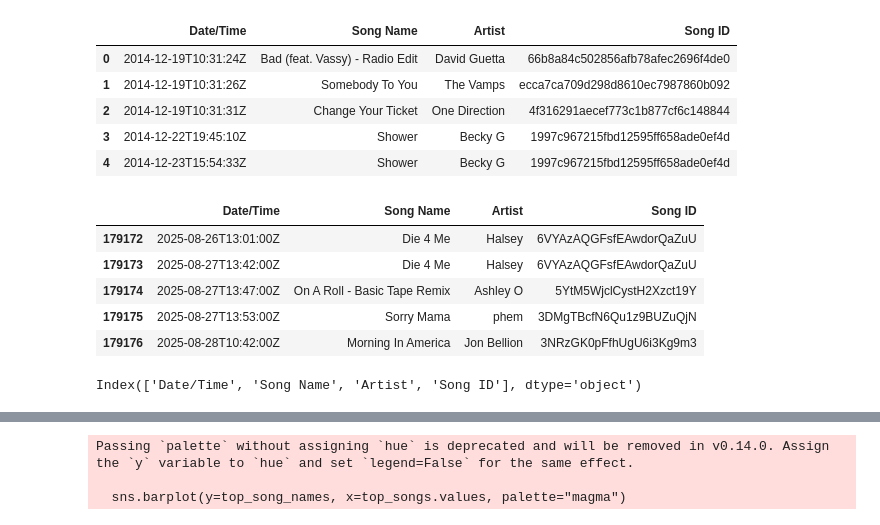
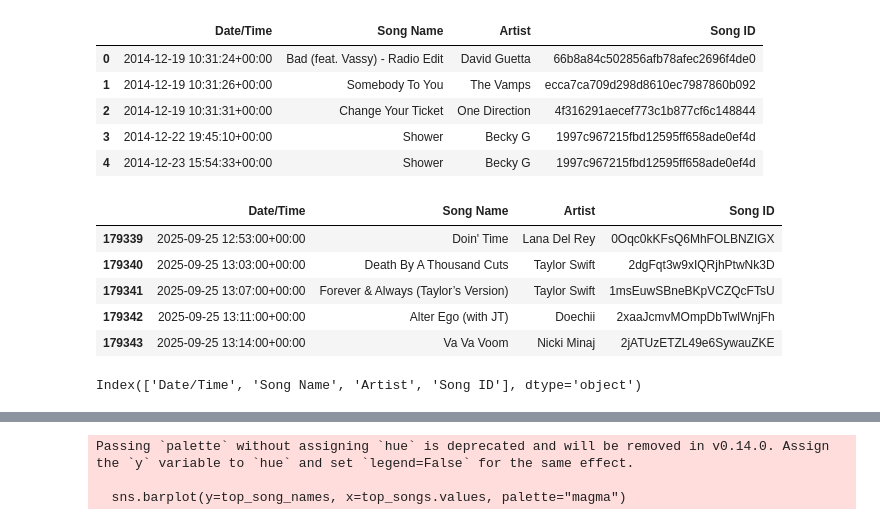
Before and after one commit to alicewarren23/Spotify-Listening-History, a Jupyter notebook: Exploratory-Analysis.ipynb, the cells around one changed output, grey strips where cells are left out. Drawn from its saved outputs; the diff is of its cells as text; code cells hidden in the pictures.

```diff
--- a/Exploratory-Analysis.ipynb
+++ b/Exploratory-Analysis.ipynb
@@ -1,22 +21,22 @@
 # %%
 import pandas as pd
 import matplotlib.pyplot as plt
 import seaborn as sns
-df = pd.read_csv('', parse_dates=['Date/Time'])
+df = pd.read_csv('UTDSpotify_History.csv', parse_dates=['Date/Time'])
 display(df.head())
 display(df.tail())
 print(df.columns)
 # %% [output]
 |  | Date/Time | Song Name | Artist | Song ID |
-| 0 | 2014-12-19T10:31:24Z | Bad (feat. Vassy) - Radio Edit | David Guetta | 66b8a84c502856afb78afec2696f4de0 |
-| 1 | 2014-12-19T10:31:26Z | Somebody To You | The Vamps | ecca7ca709d298d8610ec7987860b092 |
-| 2 | 2014-12-19T10:31:31Z | Change Your Ticket | One Direction | 4f316291aecef773c1b877cf6c148844 |
-| 3 | 2014-12-22T19:45:10Z | Shower | Becky G | 1997c967215fbd12595ff658ade0ef4d |
-| 4 | 2014-12-23T15:54:33Z | Shower | Becky G | 1997c967215fbd12595ff658ade0ef4d |
+| 0 | 2014-12-19 10:31:24+00:00 | Bad (feat. Vassy) - Radio Edit | David Guetta | 66b8a84c502856afb78afec2696f4de0 |
+| 1 | 2014-12-19 10:31:26+00:00 | Somebody To You | The Vamps | ecca7ca709d298d8610ec7987860b092 |
+| 2 | 2014-12-19 10:31:31+00:00 | Change Your Ticket | One Direction | 4f316291aecef773c1b877cf6c148844 |
+| 3 | 2014-12-22 19:45:10+00:00 | Shower | Becky G | 1997c967215fbd12595ff658ade0ef4d |
+| 4 | 2014-12-23 15:54:33+00:00 | Shower | Becky G | 1997c967215fbd12595ff658ade0ef4d |
 |  | Date/Time | Song Name | Artist | Song ID |
-| 179172 | 2025-08-26T13:01:00Z | Die 4 Me | Halsey | 6VYAzAQGFsfEAwdorQaZuU |
-| 179173 | 2025-08-27T13:42:00Z | Die 4 Me | Halsey | 6VYAzAQGFsfEAwdorQaZuU |
-| 179174 | 2025-08-27T13:47:00Z | On A Roll - Basic Tape Remix | Ashley O | 5YtM5WjclCystH2Xzct19Y |
-| 179175 | 2025-08-27T13:53:00Z | Sorry Mama | phem | 3DMgTBcfN6Qu1z9BUZuQjN |
-| 179176 | 2025-08-28T10:42:00Z | Morning In America | Jon Bellion | 3NRzGK0pFfhUgU6i3Kg9m3 |
+| 179339 | 2025-09-25 12:53:00+00:00 | Doin' Time | Lana Del Rey | 0Oqc0kKFsQ6MhFOLBNZIGX |
+| 179340 | 2025-09-25 13:03:00+00:00 | Death By A Thousand Cuts | Taylor Swift | 2dgFqt3w9xIQRjhPtwNk3D |
+| 179341 | 2025-09-25 13:07:00+00:00 | Forever & Always (Taylor’s Version) | Taylor Swift | 1msEuwSBneBKpVCZQcFTsU |
+| 179342 | 2025-09-25 13:11:00+00:00 | Alter Ego (with JT) | Doechii | 2xaaJcmvMOmpDbTwlWnjFh |
+| 179343 | 2025-09-25 13:14:00+00:00 | Va Va Voom | Nicki Minaj | 2jATUzETZL49e6SywauZKE |
 Index(['Date/Time', 'Song Name', 'Artist', 'Song ID'], dtype='object')
```
Also changed, not shown: parts of 7 cells of this notebook, 11 other files.
